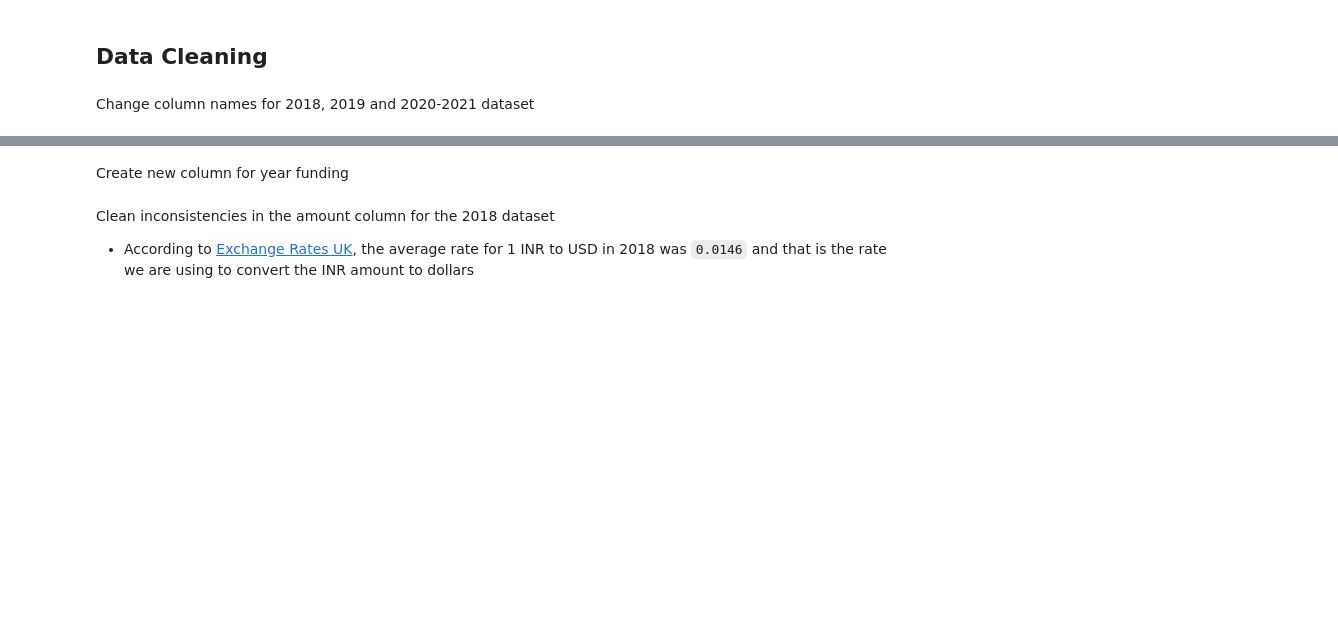
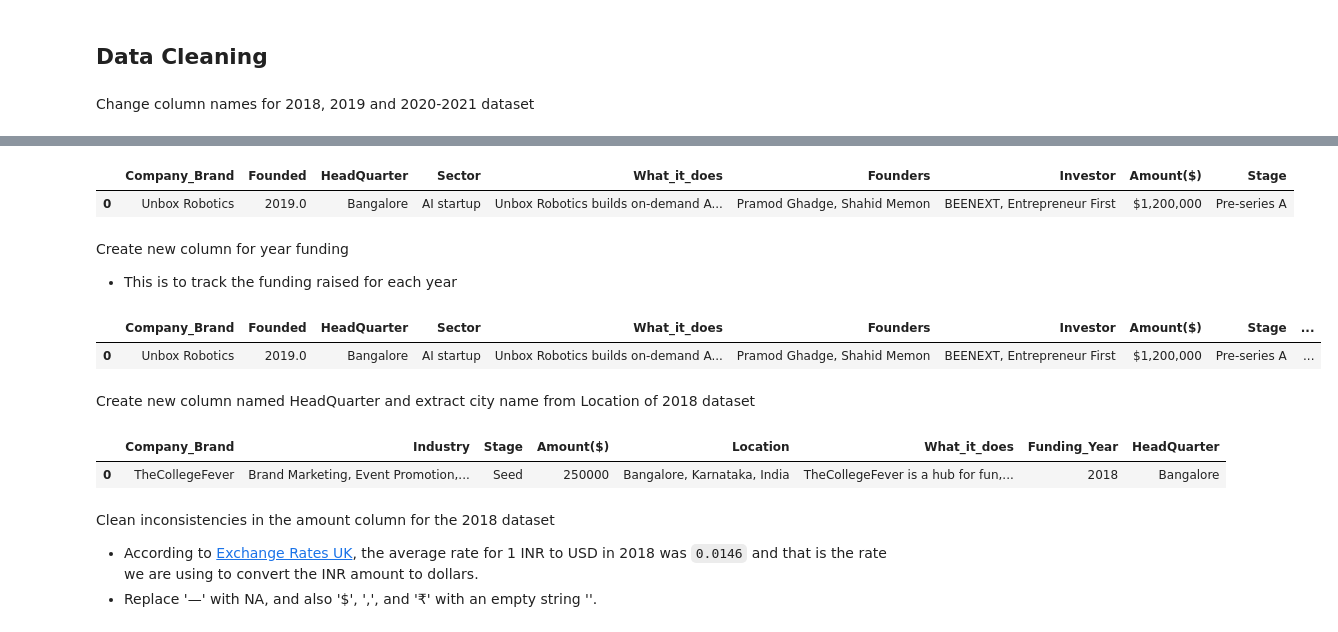
Before and after one commit to pk-aduyaw/Indian-startup-funding-analysis, a Jupyter notebook: indian_startup_funding_analysis.ipynb, the cells around one changed output, grey strips where cells are left out. Saved outputs shown, nothing was run; the diff lists cells and outputs as text; code cells hidden in the pictures; blank space fills up the shorter version.

```diff
--- a/indian_startup_funding_analysis.ipynb
+++ b/indian_startup_funding_analysis.ipynb
@@ -240,2 +575,8 @@ df_2020_2021.head(1)
+# %%
+df_2021.head(1)
+# %% [output]
+|  | Company_Brand | Founded | HeadQuarter | Sector | What_it_does | Founders | Investor | Amount($) | Stage |
+| 0 | Unbox Robotics | 2019.0 | Bangalore | AI startup | Unbox Robotics builds on-demand A... | Pramod Ghadge, Shahid Memon | BEENEXT, Entrepreneur First | $1,200,000 | Pre-series A |
 # %% [markdown]
 Create new column for year funding
+* This is to track the funding raised for each year
@@ -243,0 +583,9 @@ dfk
+# %%
+df_2021['Funding_Year']=2021; df_2020['Funding_Year']=2020; df_2019['Funding_Year']=2019; df_2018['Funding_Year']=2018
+# %%
+df_2021.head(1)
+# %% [output]
+|  | Company_Brand | Founded | HeadQuarter | Sector | What_it_does | Founders | Investor | Amount($) | Stage | ... |
+| 0 | Unbox Robotics | 2019.0 | Bangalore | AI startup | Unbox Robotics builds on-demand A... | Pramod Ghadge, Shahid Memon | BEENEXT, Entrepreneur First | $1,200,000 | Pre-series A | ... |
+# %% [markdown]
+Create new column named HeadQuarter and extract city name from Location of 2018 dataset
@@ -244,3 +594,9 @@ dfk
+# %%
+df_2018.head(1)
+# %% [output]
+|  | Company_Brand | Industry | Stage | Amount($) | Location | What_it_does | Funding_Year | HeadQuarter |
+| 0 | TheCollegeFever | Brand Marketing, Event Promotion,... | Seed | 250000 | Bangalore, Karnataka, India | TheCollegeFever is a hub for fun,... | 2018 | Bangalore |
 # %% [markdown]
 Clean inconsistencies in the amount column for the 2018 dataset
-* According to [Exchange Rates UK](https://www.exchangerates.org.uk/INR-USD-spot-exchange-rates-history-2018.html), the average rate for 1 INR to USD in 2018 was `0.0146` and that is the rate we are using to convert the INR amount to dollars
+* According to [Exchange Rates UK](https://www.exchangerates.org.uk/INR-USD-spot-exchange-rates-history-2018.html), the average rate for 1 INR to USD in 2018 was `0.0146` and that is the rate we are using to convert the INR amount to dollars.
+* Replace '—' with NA, and also '$', ',', and '₹' with an empty string ''.
```
Also changed, not shown: parts of 75 cells of this notebook.
